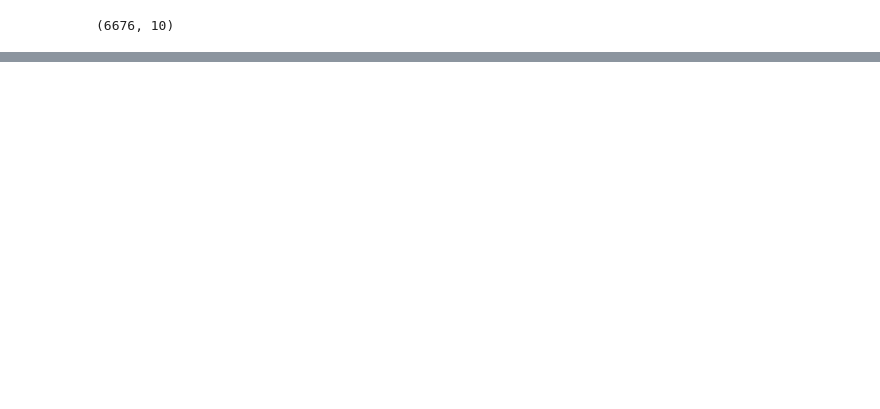
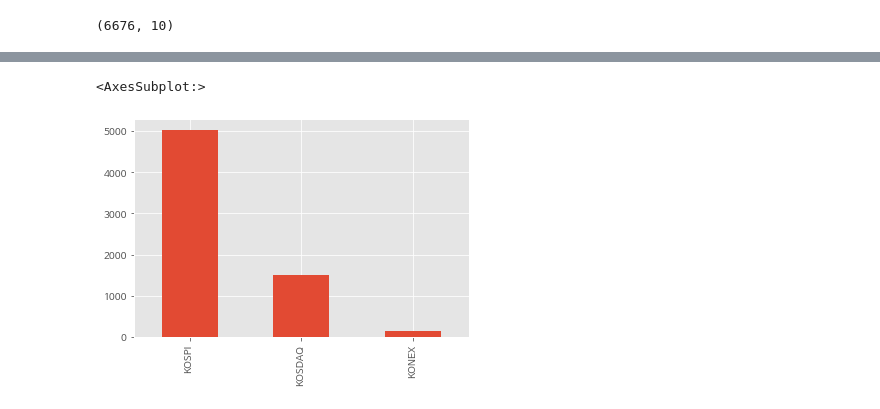
Before and after one commit to mingmonth/stock-krx, a Jupyter notebook: stock.ipynb, the cells around one changed output, grey strips where cells are left out. Drawn from its saved outputs; the diff is of its cells as text; code cells hidden in the pictures; blank space fills up the shorter version.

```diff
--- a/stock.ipynb
+++ b/stock.ipynb
@@ -150,0 +382,4 @@ df.sample()
+# %%
+# pd.to_datetime 을 통해 데이터의 타입을 변환합니다.
+df["ListingDate"] = pd.to_datetime(df["ListingDate"])
+df["ListingDate"]
@@ -150,0 +399,3 @@ df.sample()
+# %%
+# 파생변수 만들기
+df["ListingYear"] = df["ListingDate"].dt.year
@@ -150,0 +472,5 @@ df.sample()
+# %%
+df["Market"].value_counts().plot.bar()
+# %% [output]
+<AxesSubplot:>
+[figure, added]
```
Also changed, not shown: parts of 63 cells of this notebook, 2 other files.
